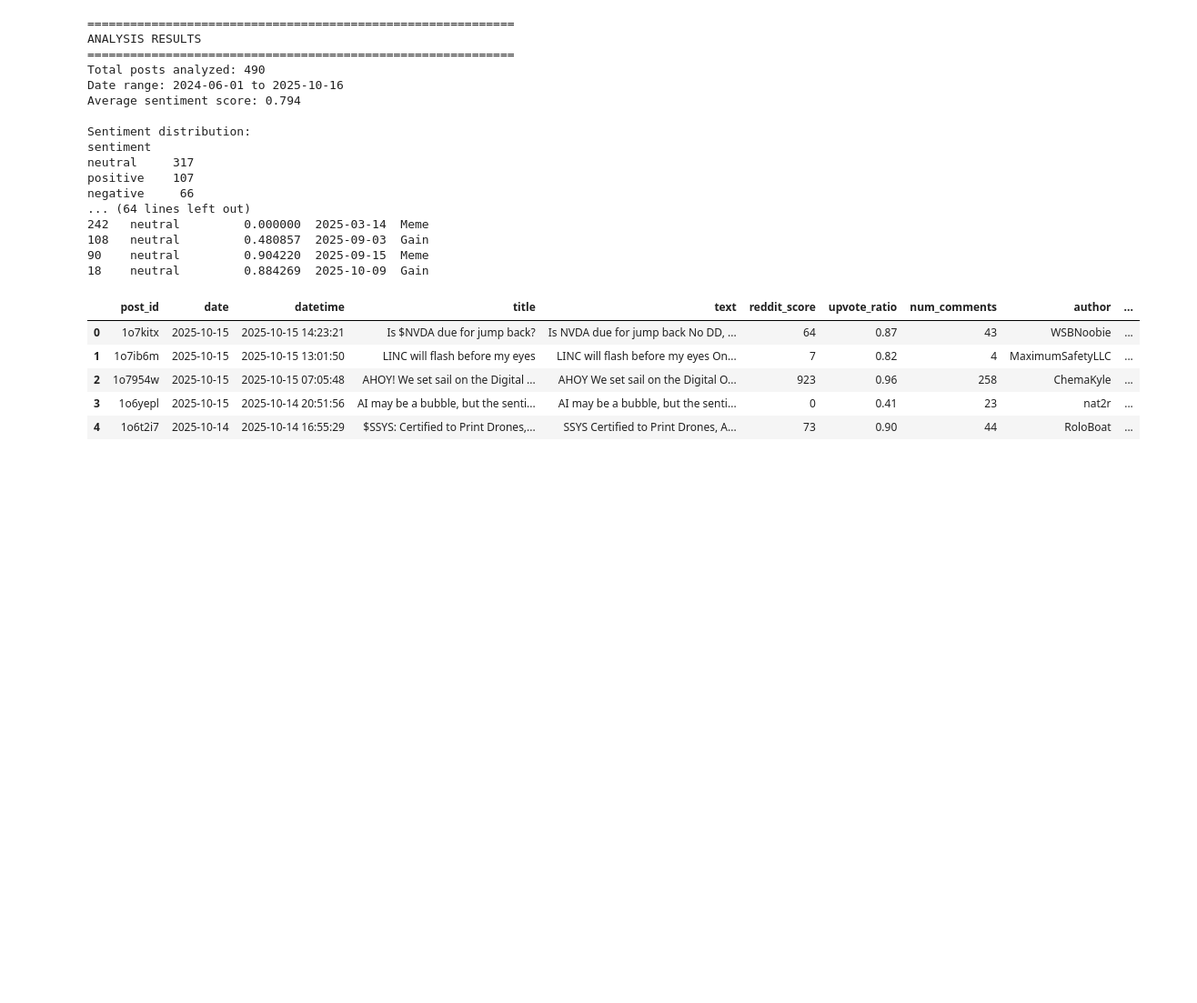
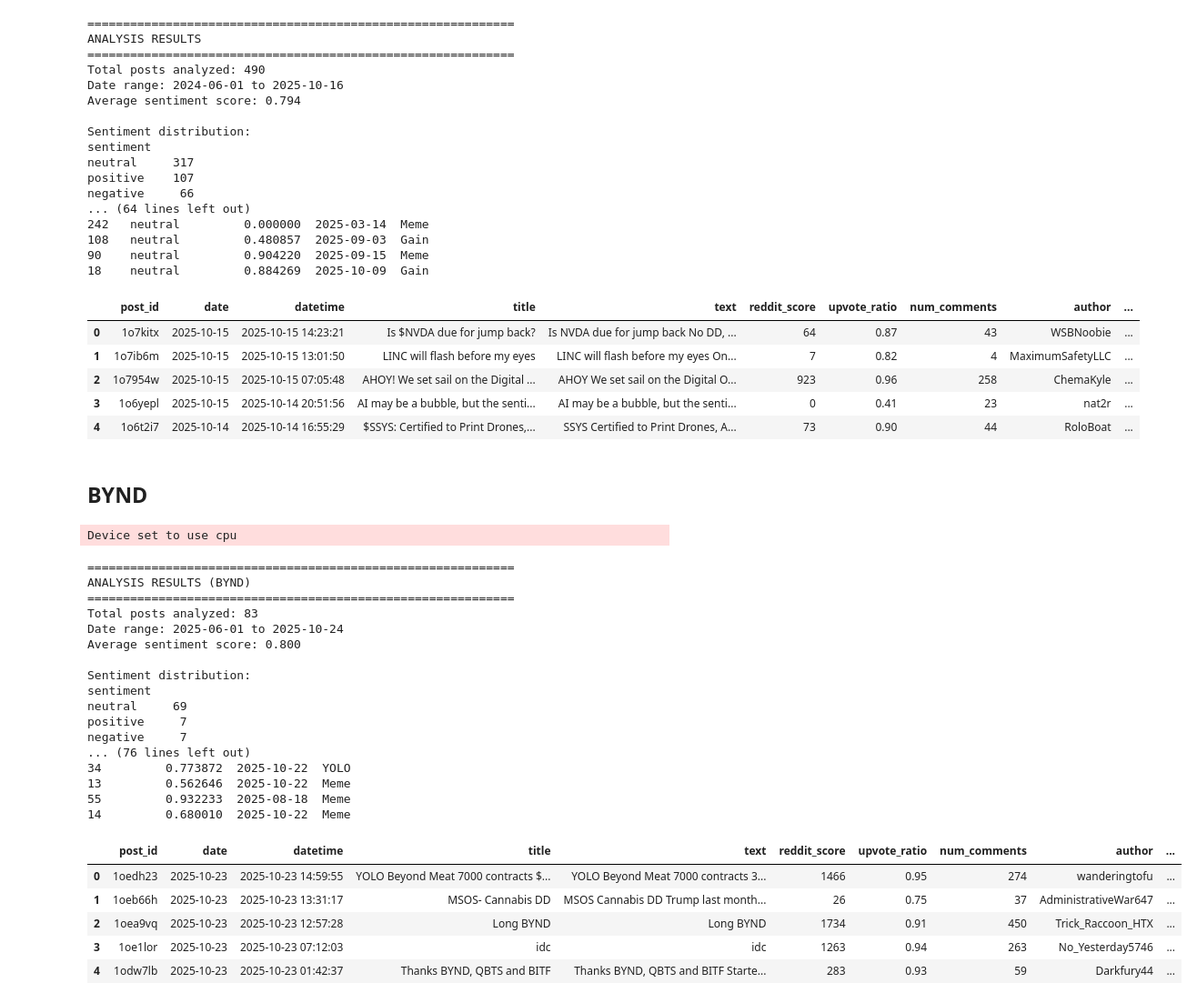
Before and after one commit to Yejin-Hwang/Financial-Time-Series-Forecasting-with-Deep-Learning-Models-and-Social-Media-Sentiment, a Jupyter notebook: notebooks/Reddit_sentiment_extraction.ipynb, the cells around one changed output. Shown at 91% size. Cells and saved outputs as stored; diff of their text form; code cells hidden in the pictures; blank space fills up the shorter version.

```diff
--- a/notebooks/Reddit_sentiment_extraction.ipynb
+++ b/notebooks/Reddit_sentiment_extraction.ipynb
@@ -138,3 +138,58 @@ negative     66
 | 2 | 1o7954w | 2025-10-15 | 2025-10-15 07:05:48 | AHOY! We set sail on the Digital ... | AHOY We set sail on the Digital O... | 923 | 0.96 | 258 | ChemaKyle | ... |
 | 3 | 1o6yepl | 2025-10-15 | 2025-10-14 20:51:56 | AI may be a bubble, but the senti... | AI may be a bubble, but the senti... | 0 | 0.41 | 23 | nat2r | ... |
 | 4 | 1o6t2i7 | 2025-10-14 | 2025-10-14 16:55:29 | $SSYS: Certified to Print Drones,... | SSYS Certified to Print Drones, A... | 73 | 0.90 | 44 | RoloBoat | ... |
+# %% [markdown]
+## BYND
+# %%
+from pathlib import Path
+import sys
+from datetime import datetime
+
+cwd = Path.cwd().resolve()
+PROJECT_ROOT = cwd.parent if cwd.name == 'notebooks' else cwd
+if str(PROJECT_ROOT) not in sys.path:
+    sys.path.insert(0, str(PROJECT_ROOT))
+
+# Updated: The function is likely now called run_reddit_sentiment based on the latest reddit_nvda_sentiment.py
+from models.reddit_bynd_sentiment import run_reddit_sentiment
+
+OUTPUT_CSV = PROJECT_ROOT / 'data' / 'interim' / 'activitiy_recognition' / 'bynd_sentiment_1024.csv'
+
+START = datetime(2025, 6, 1)
+END = datetime(2025, 10, 24)
+
+result_df = run_reddit_sentiment(
+    subreddit_name='wallstreetbets',
+    start_date=START,
+    end_date=END,
+    max_posts=2000,
+    output_csv=str(OUTPUT_CSV),
+    verbose=True,
+)
+
+result_df.head()
+# %% [output]
+Device set to use cpu
+============================================================
+ANALYSIS RESULTS (BYND)
+============================================================
+Total posts analyzed: 83
+Date range: 2025-06-01 to 2025-10-24
+Average sentiment score: 0.800
+
+Sentiment distribution:
+sentiment
+neutral     69
+positive     7
+negative     7
+... (76 lines left out)
+34         0.773872  2025-10-22  YOLO
+13         0.562646  2025-10-22  Meme
+55         0.932233  2025-08-18  Meme
+14         0.680010  2025-10-22  Meme
+|  | post_id | date | datetime | title | text | reddit_score | upvote_ratio | num_comments | author | ... |
+| 0 | 1oedh23 | 2025-10-23 | 2025-10-23 14:59:55 | YOLO Beyond Meat 7000 contracts $... | YOLO Beyond Meat 7000 contracts 3... | 1466 | 0.95 | 274 | wanderingtofu | ... |
+| 1 | 1oeb66h | 2025-10-23 | 2025-10-23 13:31:17 | MSOS- Cannabis DD | MSOS Cannabis DD Trump last month... | 26 | 0.75 | 37 | AdministrativeWar647 | ... |
+| 2 | 1oea9vq | 2025-10-23 | 2025-10-23 12:57:28 | Long BYND | Long BYND | 1734 | 0.91 | 450 | Trick_Raccoon_HTX | ... |
+| 3 | 1oe1lor | 2025-10-23 | 2025-10-23 07:12:03 | idc | idc | 1263 | 0.94 | 263 | No_Yesterday5746 | ... |
+| 4 | 1odw7lb | 2025-10-23 | 2025-10-23 01:42:37 | Thanks BYND, QBTS and BITF | Thanks BYND, QBTS and BITF Starte... | 283 | 0.93 | 59 | Darkfury44 | ... |
```
Also changed, not shown: 13 other files.
